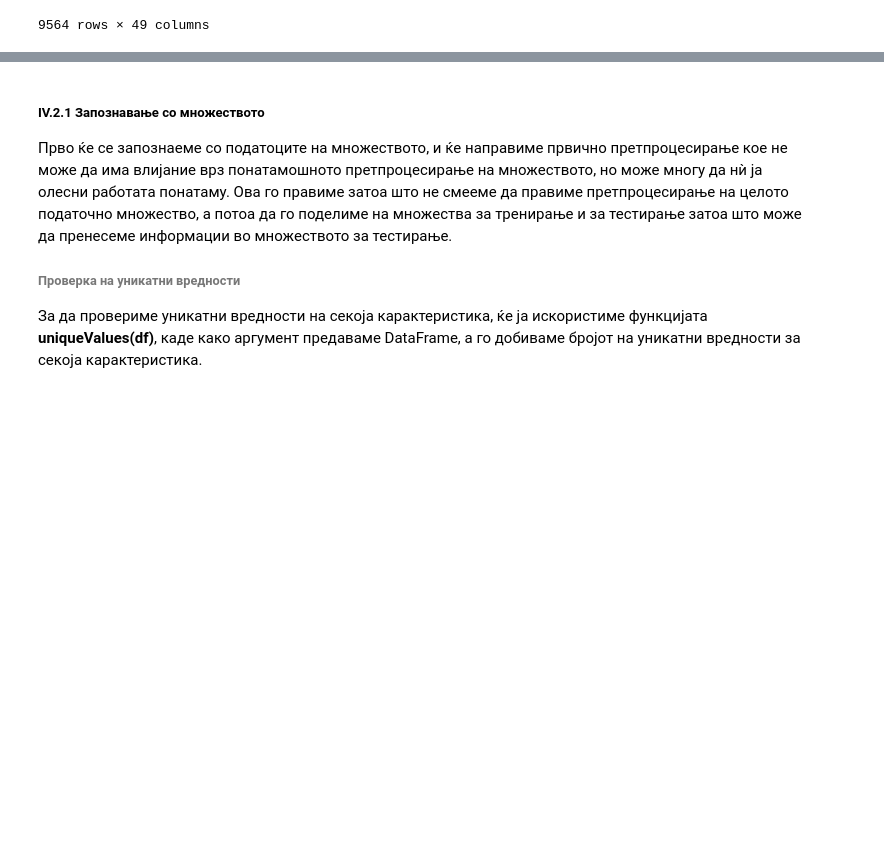
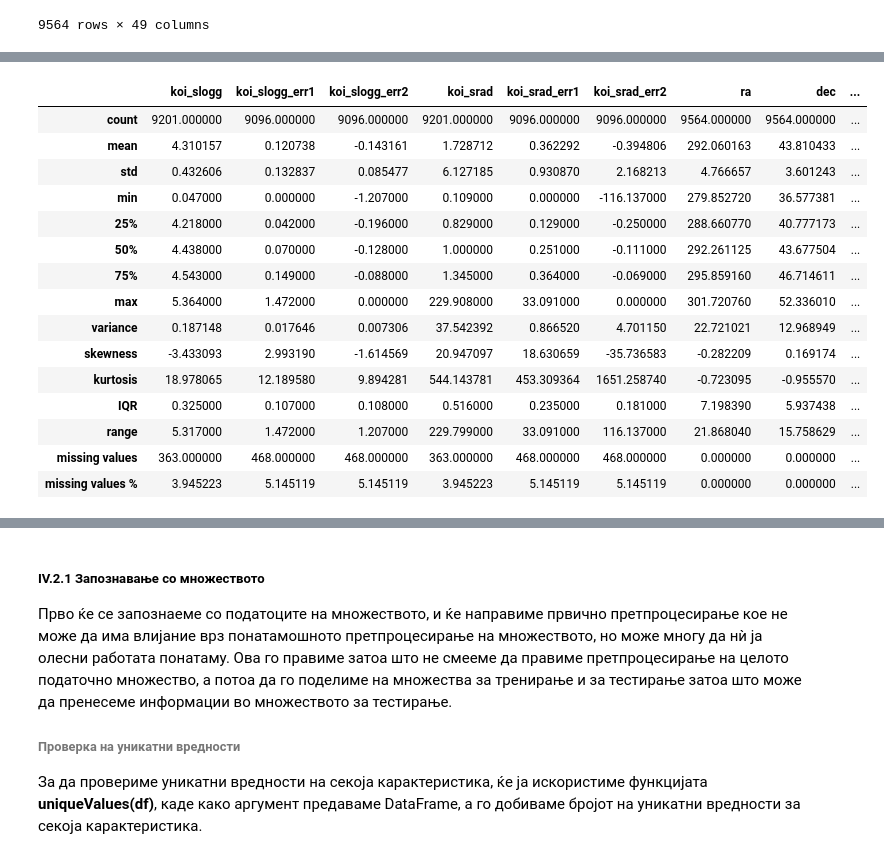
Before and after one commit to djosifovski/Exoplanets-Detection, a Jupyter notebook: Exoplanets.ipynb, the cells around one changed output, grey strips where cells are left out. Saved outputs shown, nothing was run; the diff lists cells and outputs as text; code cells hidden in the pictures; blank space fills up the shorter version.

```diff
--- a/Exoplanets.ipynb
+++ b/Exoplanets.ipynb
@@ -249,0 +132,18 @@ exoplanets_data
+# %%
+def split_num_cat(df):
+    '''
+    Function to split the numerical and categorical data in separate data frames for easier data analysis
+    '''
+    return df.loc[:, df.dtypes != 'object'], df.loc[:, df.dtypes == 'object']
+# %%
+exoplanets_num, exoplanets_cat = split_num_cat(exoplanets)
+# %%
+df_summary_num = exoplanets_num.describe()
+# %%
+df_summary_num.loc['variance'] = exoplanets_num.var()
+df_summary_num.loc['skewness'] = exoplanets_num.skew()
+df_summary_num.loc['kurtosis'] = exoplanets_num.kurtosis()
+df_summary_num.loc['IQR'] = exoplanets_num.quantile(q=0.75) - exoplanets_num.quantile(q=0.25)
+df_summary_num.loc['range'] = exoplanets_num.max() - exoplanets_num.min()
+df_summary_num.loc['missing values'] = exoplanets_num.isnull().sum()
+df_summary_num.loc['missing values %'] = exoplanets_num.isnull().sum() / exoplanets_num.notnull().sum() * 100
@@ -249,0 +246,19 @@ exoplanets_data
+# %%
+df_summary_num.iloc[:, 35:]
+# %% [output]
+|  | koi_slogg | koi_slogg_err1 | koi_slogg_err2 | koi_srad | koi_srad_err1 | koi_srad_err2 | ra | dec | ... |
+| count | 9201.000000 | 9096.000000 | 9096.000000 | 9201.000000 | 9096.000000 | 9096.000000 | 9564.000000 | 9564.000000 | ... |
+| mean | 4.310157 | 0.120738 | -0.143161 | 1.728712 | 0.362292 | -0.394806 | 292.060163 | 43.810433 | ... |
+| std | 0.432606 | 0.132837 | 0.085477 | 6.127185 | 0.930870 | 2.168213 | 4.766657 | 3.601243 | ... |
+| min | 0.047000 | 0.000000 | -1.207000 | 0.109000 | 0.000000 | -116.137000 | 279.852720 | 36.577381 | ... |
+| 25% | 4.218000 | 0.042000 | -0.196000 | 0.829000 | 0.129000 | -0.250000 | 288.660770 | 40.777173 | ... |
+| 50% | 4.438000 | 0.070000 | -0.128000 | 1.000000 | 0.251000 | -0.111000 | 292.261125 | 43.677504 | ... |
+| 75% | 4.543000 | 0.149000 | -0.088000 | 1.345000 | 0.364000 | -0.069000 | 295.859160 | 46.714611 | ... |
+| max | 5.364000 | 1.472000 | 0.000000 | 229.908000 | 33.091000 | 0.000000 | 301.720760 | 52.336010 | ... |
+| variance | 0.187148 | 0.017646 | 0.007306 | 37.542392 | 0.866520 | 4.701150 | 22.721021 | 12.968949 | ... |
+| skewness | -3.433093 | 2.993190 | -1.614569 | 20.947097 | 18.630659 | -35.736583 | -0.282209 | 0.169174 | ... |
+| kurtosis | 18.978065 | 12.189580 | 9.894281 | 544.143781 | 453.309364 | 1651.258740 | -0.723095 | -0.955570 | ... |
+| IQR | 0.325000 | 0.107000 | 0.108000 | 0.516000 | 0.235000 | 0.181000 | 7.198390 | 5.937438 | ... |
+| range | 5.317000 | 1.472000 | 1.207000 | 229.799000 | 33.091000 | 116.137000 | 21.868040 | 15.758629 | ... |
+| missing values | 363.000000 | 468.000000 | 468.000000 | 363.000000 | 468.000000 | 468.000000 | 0.000000 | 0.000000 | ... |
+| missing values % | 3.945223 | 5.145119 | 5.145119 | 3.945223 | 5.145119 | 5.145119 | 0.000000 | 0.000000 | ... |
```
Also changed, not shown: parts of 27 cells of this notebook, 2 other files.
